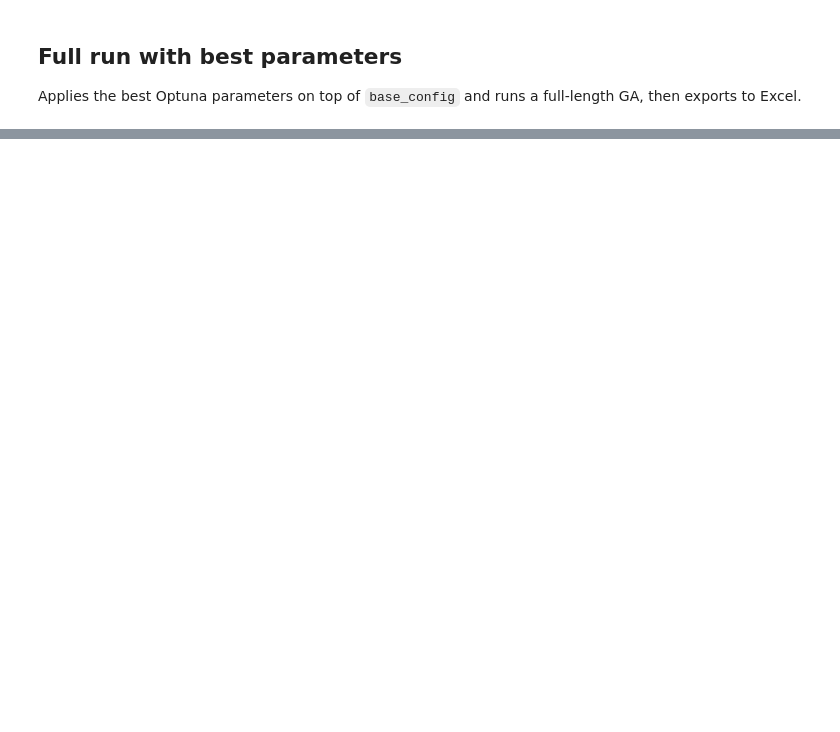
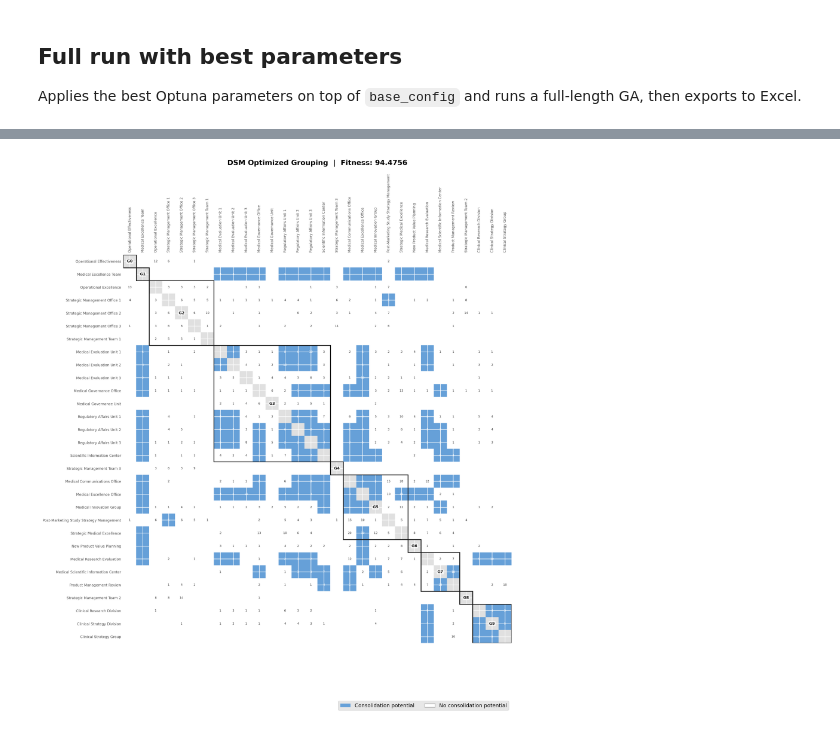
Before and after one commit to runarjoh/DSM2026, a Jupyter notebook: Genetic algorithm/DSM GA - Hyperparameter Tuning.ipynb, the cells around one changed output, grey strips where cells are left out. Cells and saved outputs as stored; diff of their text form; code cells hidden in the pictures; blank space fills up the shorter version.

Commit message:
tmp push with parameter tuning in jupyter before migration

```diff
--- a/Genetic algorithm/DSM GA - Hyperparameter Tuning.ipynb
+++ b/Genetic algorithm/DSM GA - Hyperparameter Tuning.ipynb
@@ -176,0 +231,99 @@ print(f'Exported to {output_path}')
+# %%
+# Publication-quality DSM figure
+def plot_dsm_paper(freq_df, consol_df, units, groups, title=None, dpi=300, save_path=None):
+    import matplotlib.patches as patches
+    import numpy as np
+    n = len(units)
+    unique_clusters = sorted(set(groups))
+
+    c_start, c_end = {}, {}
+    for idx, g in enumerate(groups):
+        if g not in c_start: c_start[g] = idx
+        c_end[g] = idx
+
+    CONSOL_COLOR = [0.40, 0.63, 0.85, 1.0]
+    DIAG_COLOR   = [0.88, 0.88, 0.88, 1.0]
+    WHITE        = [1.00, 1.00, 1.00, 1.0]
+
+    rgba   = np.tile(WHITE, (n, n, 1))
+    freq   = freq_df.values.astype(float)
+    consol = consol_df.values.astype(float)
+    for i in range(n):
+        for j in range(n):
+            if i == j:
+                rgba[i, j] = DIAG_COLOR
+            elif consol[i, j] == 1:
+                rgba[i, j] = CONSOL_COLOR
+
+    cell_size = max(0.28, min(0.45, 10.0 / n))
+    fig_size  = max(8, n * cell_size + 2.5)
+
+    fig, ax = plt.subplots(figsize=(fig_size, fig_size), dpi=dpi)
+    ax.imshow(rgba, aspect='equal', interpolation='none', origin='upper')
+
+    fontsize = max(4.5, min(8.0, 95.0 / n))
+    for i in range(n):
+        for j in range(n):
+            if i != j and freq[i, j] > 0:
+                on_blue = consol[i, j] == 1
+                ax.text(j, i, str(int(freq[i, j])),
+                        ha='center', va='center', fontsize=fontsize,
+                        color='white' if on_blue else '#333333',
+                        fontfamily='sans-serif')
+
+    lw = max(1.2, min(2.0, 14.0 / n))
+    for g in unique_clusters:
+        s, e = c_start[g], c_end[g]
+        rect = patches.Rectangle(
+            (s - 0.5, s - 0.5), e - s + 1, e - s + 1,
+            linewidth=lw, edgecolor='#111111', facecolor='none', zorder=4)
+        ax.add_patch(rect)
+
+    lbl_fs = max(5.5, min(8.5, 85.0 / n))
+    ax.set_xticks(range(n))
+    ax.set_yticks(range(n))
+    ax.set_xticklabels(units, rotation=90, fontsize=lbl_fs, ha='center', fontfamily='sans-serif')
+    ax.set_yticklabels(units, fontsize=lbl_fs, fontfamily='sans-serif')
+    ax.tick_params(top=True, labeltop=True, bottom=False, labelbottom=False,
+                   left=True, labelleft=True, length=0)
+    ax.xaxis.set_label_position('top')
+    for spine in ax.spines.values():
+        spine.set_visible(False)
+
+    clbl_fs = max(6, min(10, 100.0 / n))
+    for g in unique_clusters:
+        s, e = c_start[g], c_end[g]
+        ax.text((s + e) / 2.0, (s + e) / 2.0, 'G' + str(g),
+                ha='center', va='center', fontsize=clbl_fs,
+                fontweight='bold', color='#222222', zorder=5,
+                bbox=dict(boxstyle='round,pad=0.15', facecolor='white', alpha=0.75, linewidth=0))
+
+    if title:
+        ax.set_title(title, fontsize=11, fontweight='bold', pad=14, fontfamily='sans-serif')
+
+    from matplotlib.patches import Patch
+    ax.legend(
+        handles=[
+            Patch(facecolor=CONSOL_COLOR[:3], edgecolor='none', label='Consolidation potential'),
+            Patch(facecolor='white', edgecolor='#aaaaaa', linewidth=0.8, label='No consolidation potential'),
+        ],
+        loc='lower right', bbox_to_anchor=(1.0, -0.18),
+        fontsize=8, frameon=True, framealpha=0.9, edgecolor='#cccccc', ncol=2,
+    )
+
+    plt.tight_layout(pad=1.5)
+    if save_path:
+        fig.savefig(save_path, dpi=dpi, bbox_inches='tight', facecolor='white')
+        print('Saved: ' + save_path)
+    plt.show()
+    return fig
+
+
+fig_dsm = plot_dsm_paper(
+    DSM_reordered, DSM_consol_reordered,
+    sorted_units, sorted_groups,
+    title='DSM Optimized Grouping  |  Fitness: ' + str(round(final_fitness, 4)),
+    dpi=300,
+    save_path=csv_file + '_dsm_figure.png',
+)
+# %% [output]
@@ -176,0 +331 @@ print(f'Exported to {output_path}')
+[figure, added]
```
Also changed, not shown: parts of 9 cells of this notebook, 6 other files.
